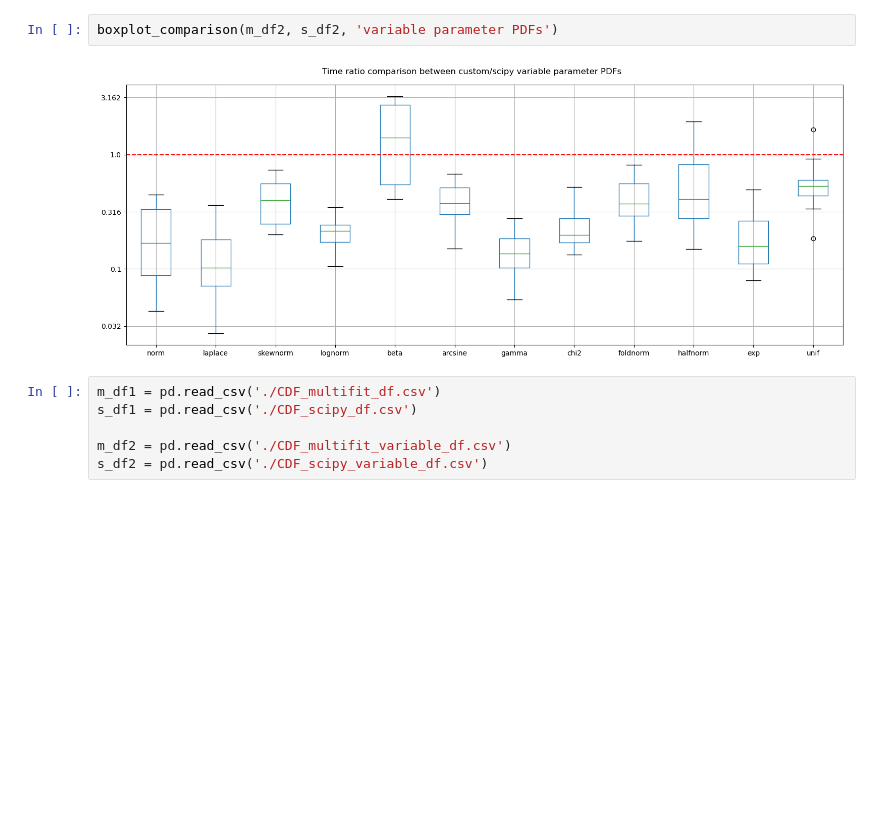
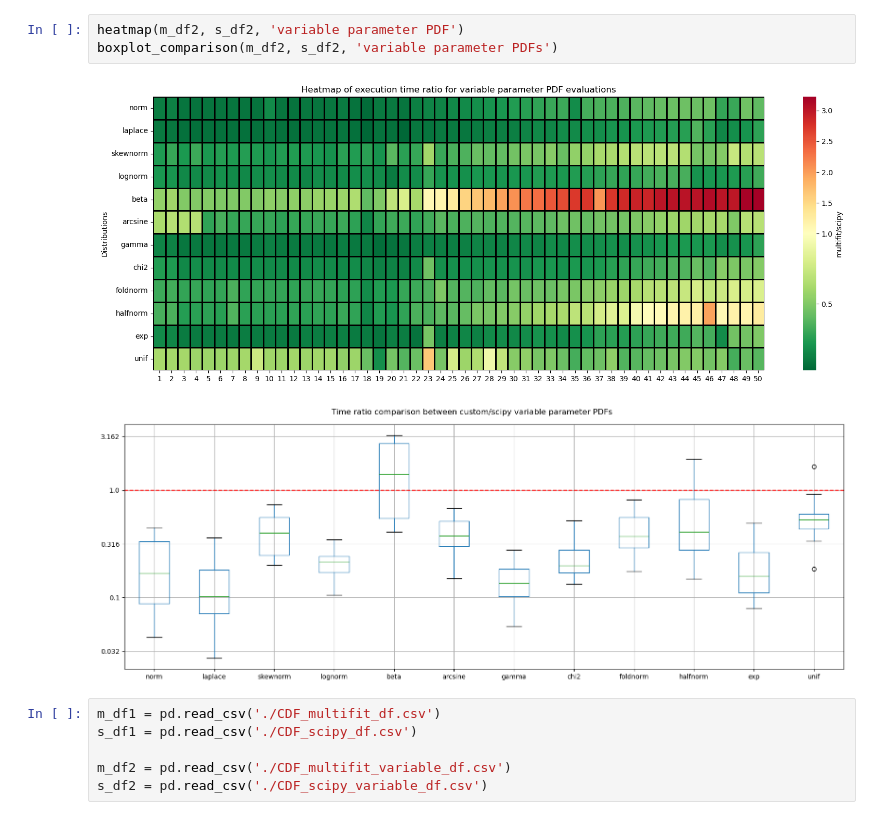
Before and after one commit to syedalimohsinbukhari/pyMultiFit, a Jupyter notebook: benchmarks/summary.ipynb, the cells around one changed output. Drawn from its saved outputs; the diff is of its cells as text; blank space fills up the shorter version.

```diff
--- a/benchmarks/summary.ipynb
+++ b/benchmarks/summary.ipynb
@@ -23,7 +43,9 @@ As can be seen by the box-plots above the custom PDF implementation (`pymultifit
 # %%
+heatmap(m_df2, s_df2, 'variable parameter PDF')
 boxplot_comparison(m_df2, s_df2, 'variable parameter PDFs')
 # %% [output]
-[figure, old version]
+[figure, new version]
+[figure, added]
 # %%
 m_df1 = pd.read_csv('./CDF_multifit_df.csv')
 s_df1 = pd.read_csv('./CDF_scipy_df.csv')
```
Also changed, not shown: parts of 11 cells of this notebook, 3 other files.
